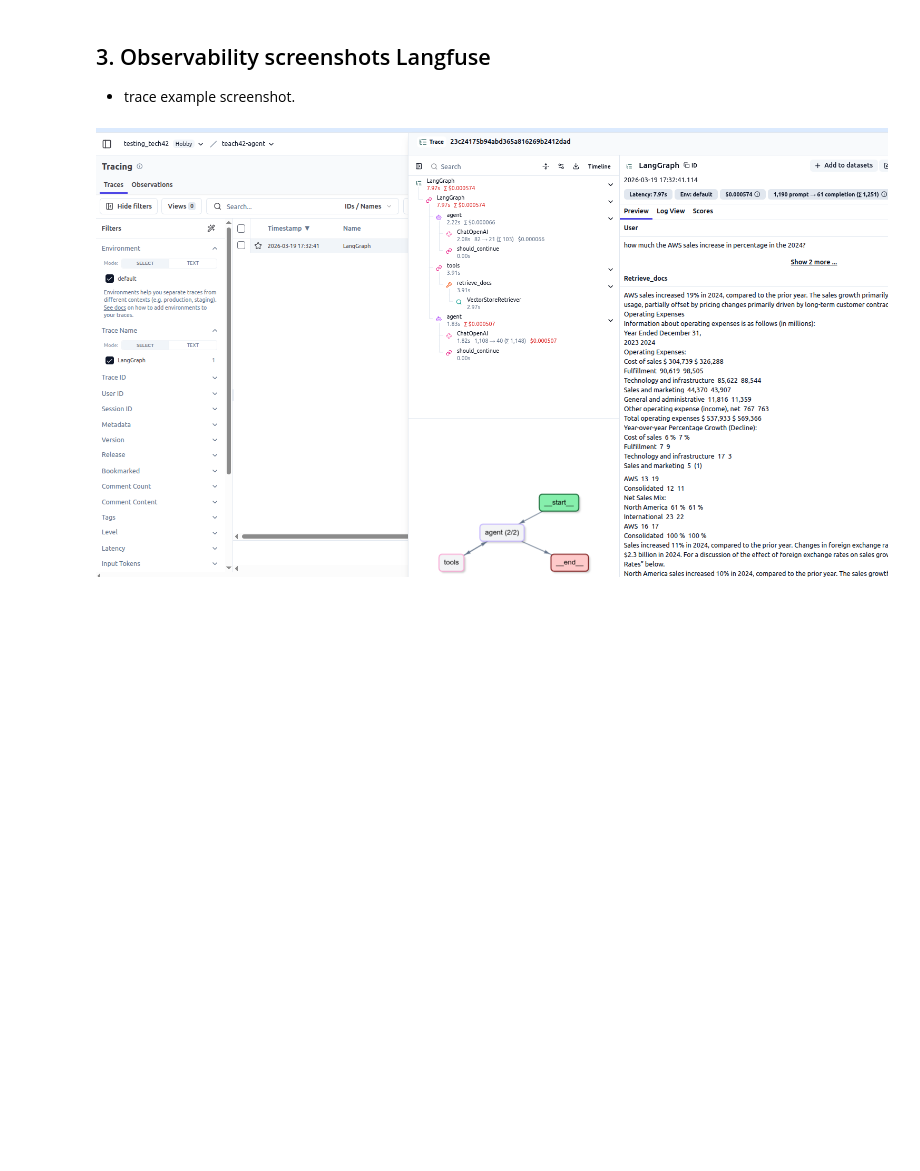
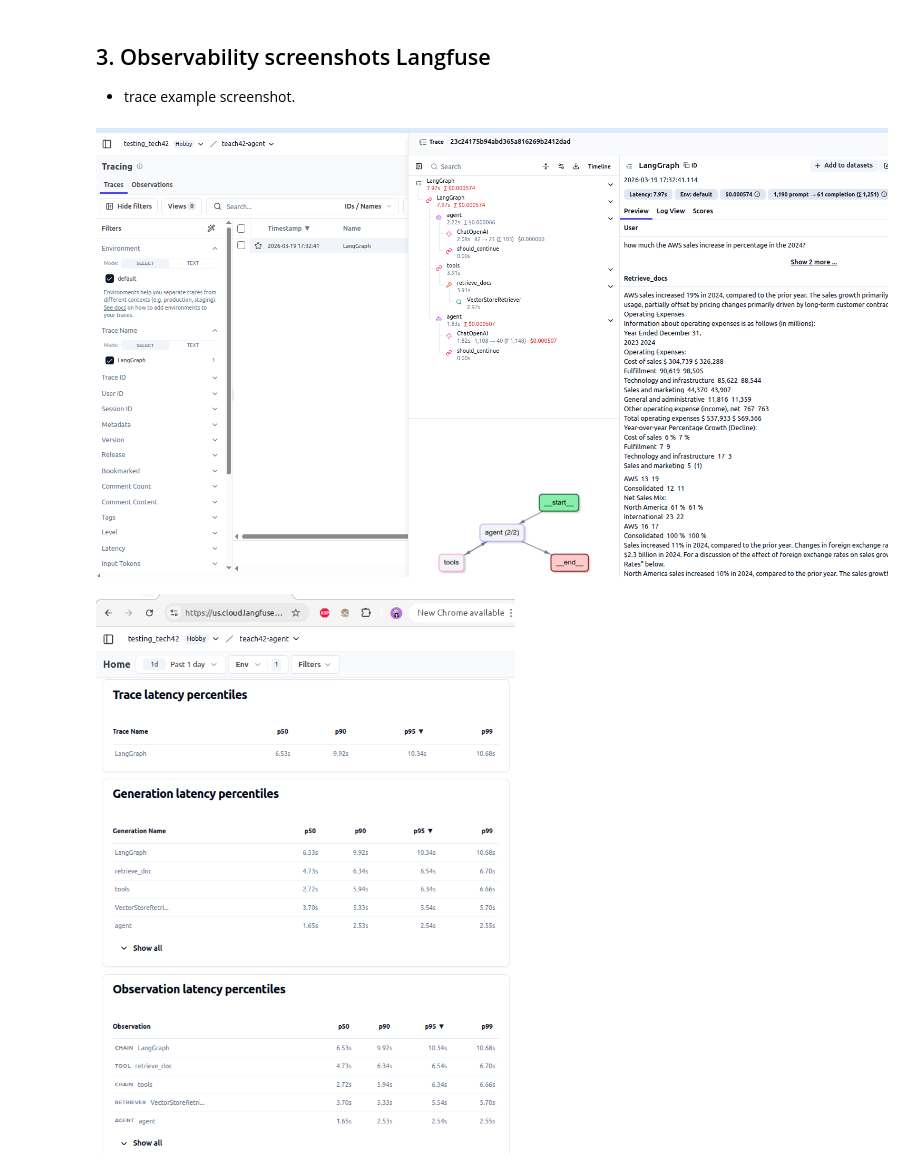
Before and after one commit to wild10/tech42-agent, a Jupyter notebook: notebooks/demo_invocation_aws.ipynb, the cells around one changed output. Saved outputs shown, nothing was run; the diff lists cells and outputs as text; code cells hidden in the pictures; blank space fills up the shorter version.

```diff
--- a/notebooks/demo_invocation_aws.ipynb
+++ b/notebooks/demo_invocation_aws.ipynb
@@ -400,6 +400,9 @@ VBox(children=(HTML(value='<h2>🚀 Tech42 AgentCore Shell</h2>'), Text(value=''
 # %%
 from IPython.display import Image, display
 
 display(Image(filename="tracing_langfuse01.png"))
+display(Image(filename="traces_percentage_lanfuse02.png"))
+display(Image(filename="traces_observability_langfuse01.png"))
 # %% [output]
 [figure]
+[figure, added]
```
Also changed, not shown: parts of 5 cells of this notebook, 10 other files.
